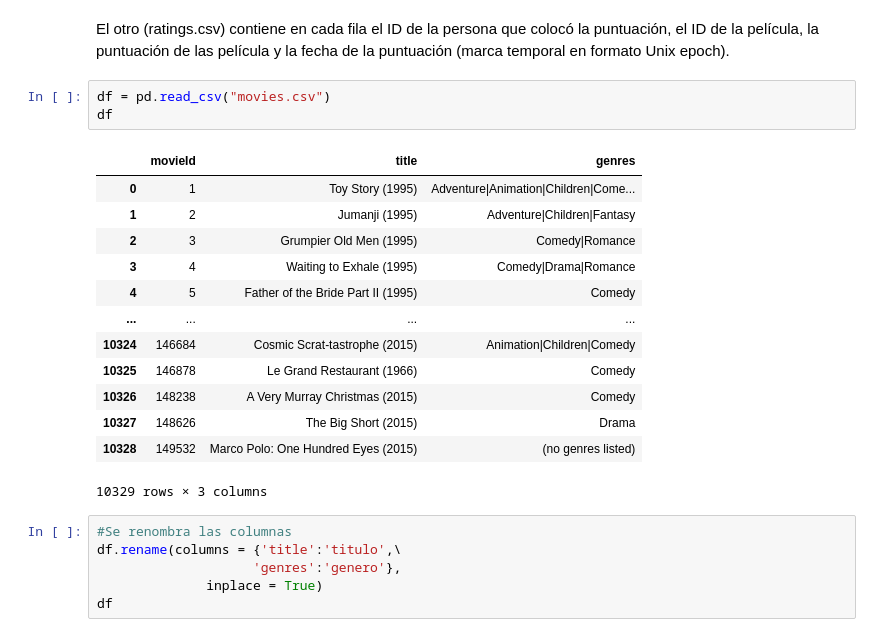
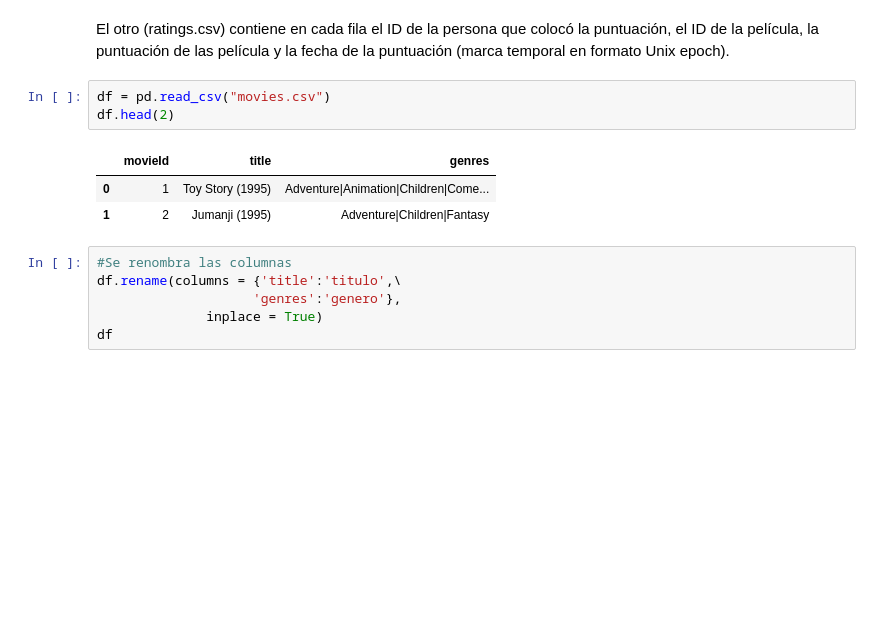
Before and after one commit to marco-canas/python_and_r_for_the_modern_data_scientist, a Jupyter notebook: examples_bank/clasificacion/peliculas/peliculas.ipynb, the cells around one changed output. Drawn from its saved outputs; the diff is of its cells as text; blank space fills up the shorter version.

```diff
--- a/examples_bank/clasificacion/peliculas/peliculas.ipynb
+++ b/examples_bank/clasificacion/peliculas/peliculas.ipynb
@@ -95,21 +157,11 @@ Este tiene 2 conjuntos de datos, Uno de ellos (movies.csv) contiene en cada fila
 El otro (ratings.csv) contiene en cada fila el ID de la persona que colocó la puntuación, el ID de la película, la puntuación de las película y la fecha de la puntuación (marca temporal en formato Unix epoch).
 # %%
 df = pd.read_csv("movies.csv")
-df
+df.head(2)
 # %% [output]
 |  | movieId | title | genres |
 | 0 | 1 | Toy Story (1995) | Adventure|Animation|Children|Come... |
 | 1 | 2 | Jumanji (1995) | Adventure|Children|Fantasy |
-| 2 | 3 | Grumpier Old Men (1995) | Comedy|Romance |
-| 3 | 4 | Waiting to Exhale (1995) | Comedy|Drama|Romance |
-| 4 | 5 | Father of the Bride Part II (1995) | Comedy |
-| ... | ... | ... | ... |
-| 10324 | 146684 | Cosmic Scrat-tastrophe (2015) | Animation|Children|Comedy |
-| 10325 | 146878 | Le Grand Restaurant (1966) | Comedy |
-| 10326 | 148238 | A Very Murray Christmas (2015) | Comedy |
-| 10327 | 148626 | The Big Short (2015) | Drama |
-| 10328 | 149532 | Marco Polo: One Hundred Eyes (2015) | (no genres listed) |
-10329 rows × 3 columns
 # %%
 #Se renombra las columnas
 df.rename(columns = {'title':'titulo',\
```
Also changed, not shown: parts of 21 cells of this notebook, 15 other files.
